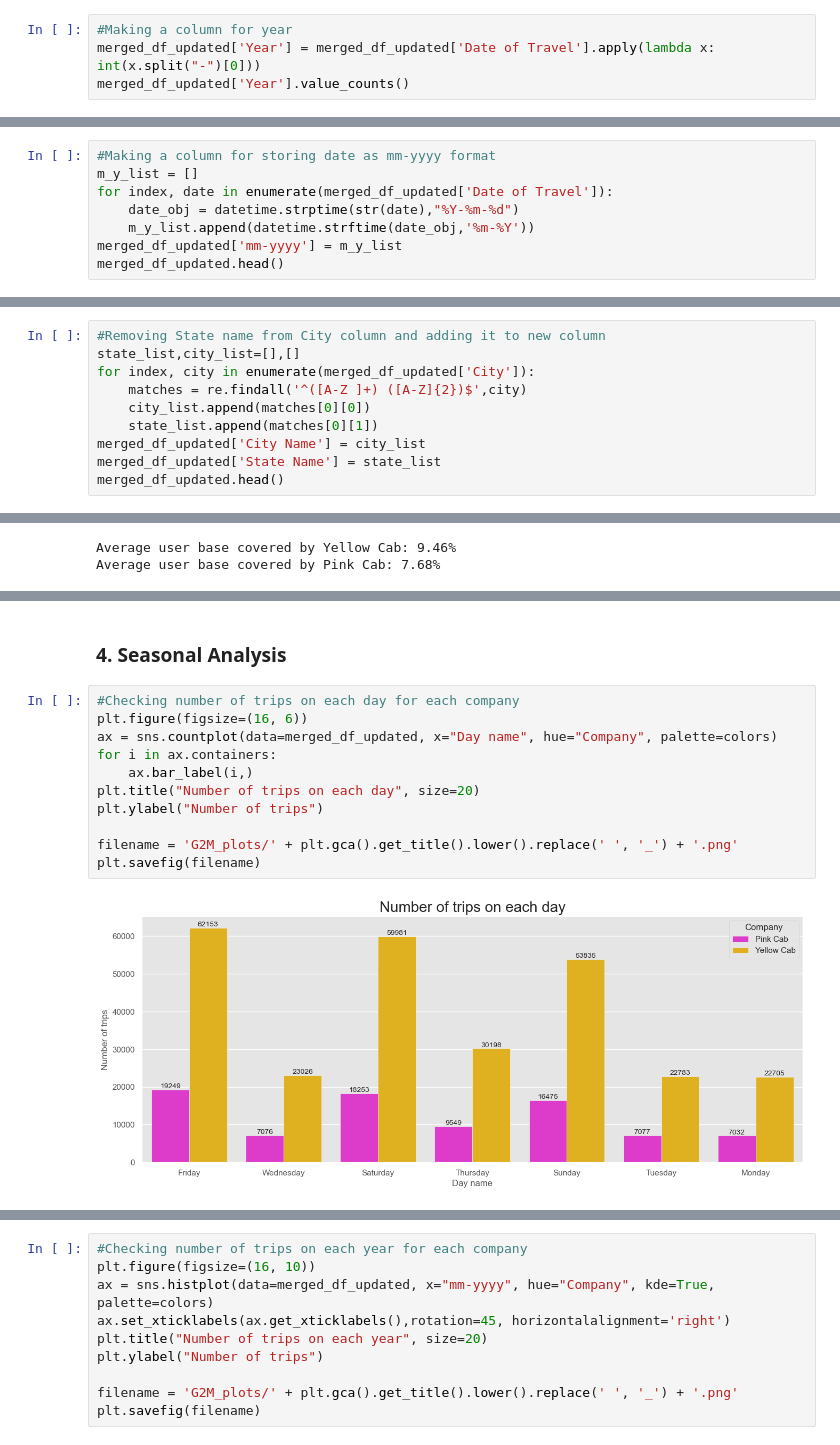
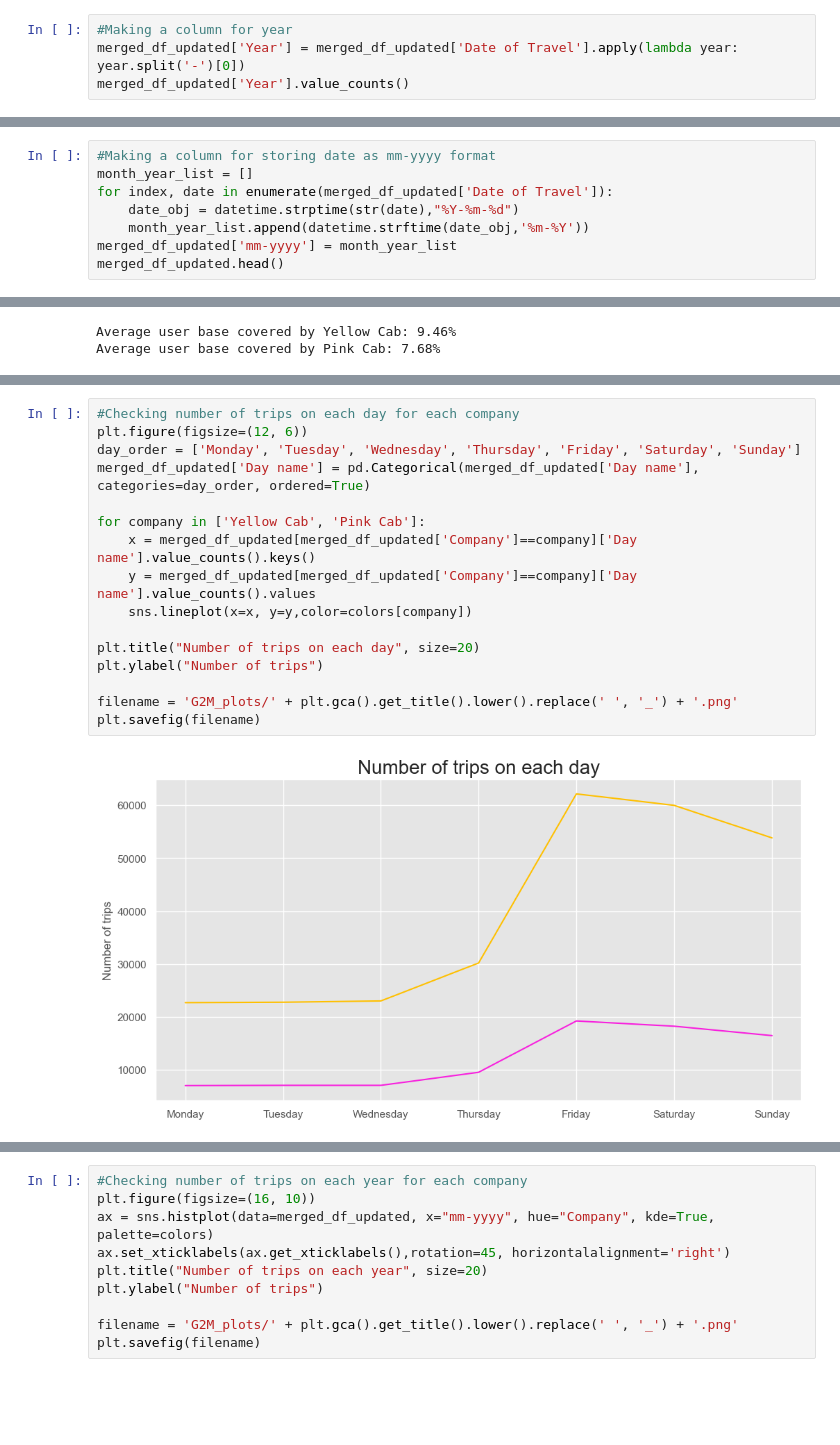
Before and after one commit to yashdoshi247/Data-Glacier-Intern-Projects-Week-2-3, a Jupyter notebook: Cab_EDA+Hypothesis.ipynb, the cells around one changed output, grey strips where cells are left out. Drawn from its saved outputs; the diff is of its cells as text; blank space fills up the shorter version.

```diff
--- a/Cab_EDA+Hypothesis.ipynb
+++ b/Cab_EDA+Hypothesis.ipynb
@@ -363,7 +372,7 @@ merged_df_updated.duplicated().sum()
 #### 3.1 Adding various date columns
 # %%
 #Making a column for year
-merged_df_updated['Year'] = merged_df_updated['Date of Travel'].apply(lambda x: int(x.split("-")[0]))
+merged_df_updated['Year'] = merged_df_updated['Date of Travel'].apply(lambda year: year.split('-')[0])
 merged_df_updated['Year'].value_counts()
 # %% [output]
 2017    128510
@@ -411,11 +420,11 @@ Monday       29737
 Name: Day name, dtype: int64
 # %%
 #Making a column for storing date as mm-yyyy format
-m_y_list = []
+month_year_list = []
 for index, date in enumerate(merged_df_updated['Date of Travel']):
     date_obj = datetime.strptime(str(date),"%Y-%m-%d")
-    m_y_list.append(datetime.strftime(date_obj,'%m-%Y'))
-merged_df_updated['mm-yyyy'] = m_y_list
+    month_year_list.append(datetime.strftime(date_obj,'%m-%Y'))
+merged_df_updated['mm-yyyy'] = month_year_list
 merged_df_updated.head()
 # %% [output]
 |  | Transaction ID | Date of Travel | Company | City | KM Travelled | Price Charged | Cost of Trip | ... |
@@ -519,10 +525,0 @@ merged_df_updated['Profit %'] = (merged_df_updated['Profit']/merged_df_updated['
-# %%
-#Removing State name from City column and adding it to new column
-state_list,city_list=[],[]
-for index, city in enumerate(merged_df_updated['City']):
-    matches = re.findall('^([A-Z ]+) ([A-Z]{2})$',city)
-    city_list.append(matches[0][0])
-    state_list.append(matches[0][1])
-merged_df_updated['City Name'] = city_list
-merged_df_updated['State Name'] = state_list
-merged_df_updated.head()
@@ -828,17 +652,20 @@ plt.savefig(filename)
-# %% [markdown]
-### 4. Seasonal Analysis
 # %%
 #Checking number of trips on each day for each company
-plt.figure(figsize=(16, 6))
-ax = sns.countplot(data=merged_df_updated, x="Day name", hue="Company", palette=colors)
-for i in ax.containers:
-    ax.bar_label(i,)
+plt.figure(figsize=(12, 6))
+day_order = ['Monday', 'Tuesday', 'Wednesday', 'Thursday', 'Friday', 'Saturday', 'Sunday']
+merged_df_updated['Day name'] = pd.Categorical(merged_df_updated['Day name'], categories=day_order, ordered=True)
+
+for company in ['Yellow Cab', 'Pink Cab']:
+    x = merged_df_updated[merged_df_updated['Company']==company]['Day name'].value_counts().keys()
+    y = merged_df_updated[merged_df_updated['Company']==company]['Day name'].value_counts().values
+    sns.lineplot(x=x, y=y,color=colors[company])
+
 plt.title("Number of trips on each day", size=20)
 plt.ylabel("Number of trips")
 
 filename = 'G2M_plots/' + plt.gca().get_title().lower().replace(' ', '_') + '.png'
 plt.savefig(filename)
 # %% [output]
-[figure, old version]
+[figure, new version]
 # %%
 #Checking number of trips on each month for each company
```
Also changed, not shown: parts of 43 cells of this notebook.
